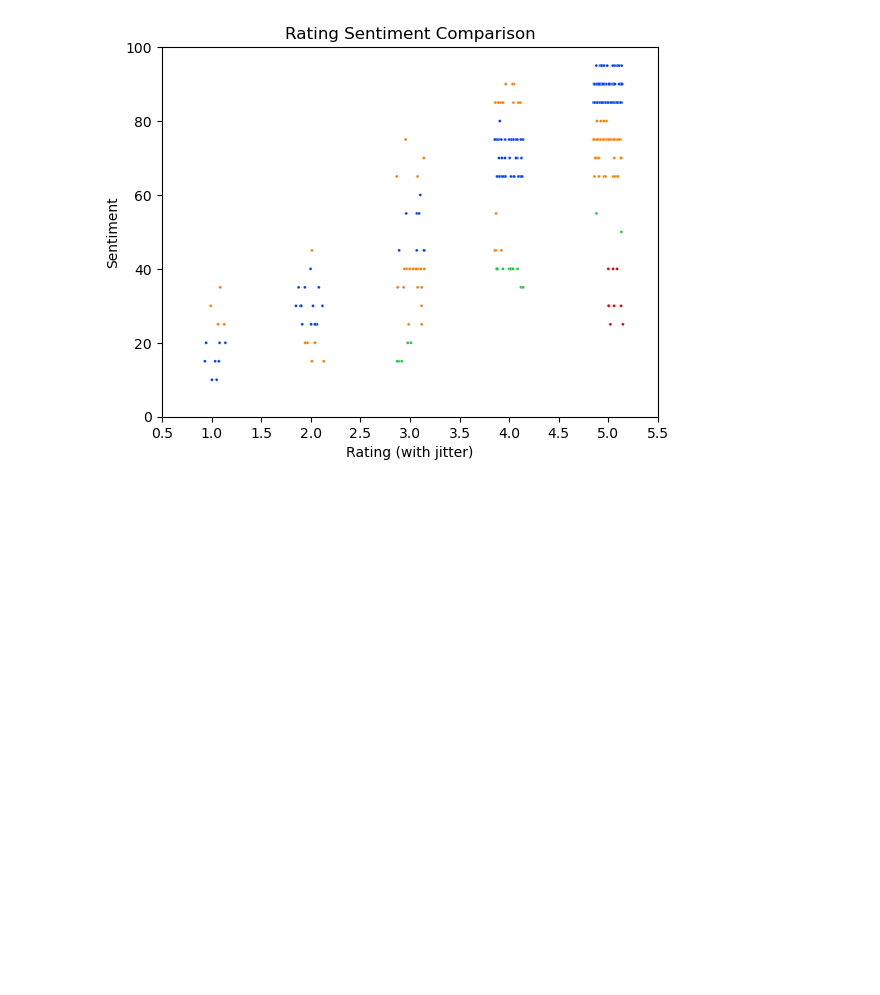
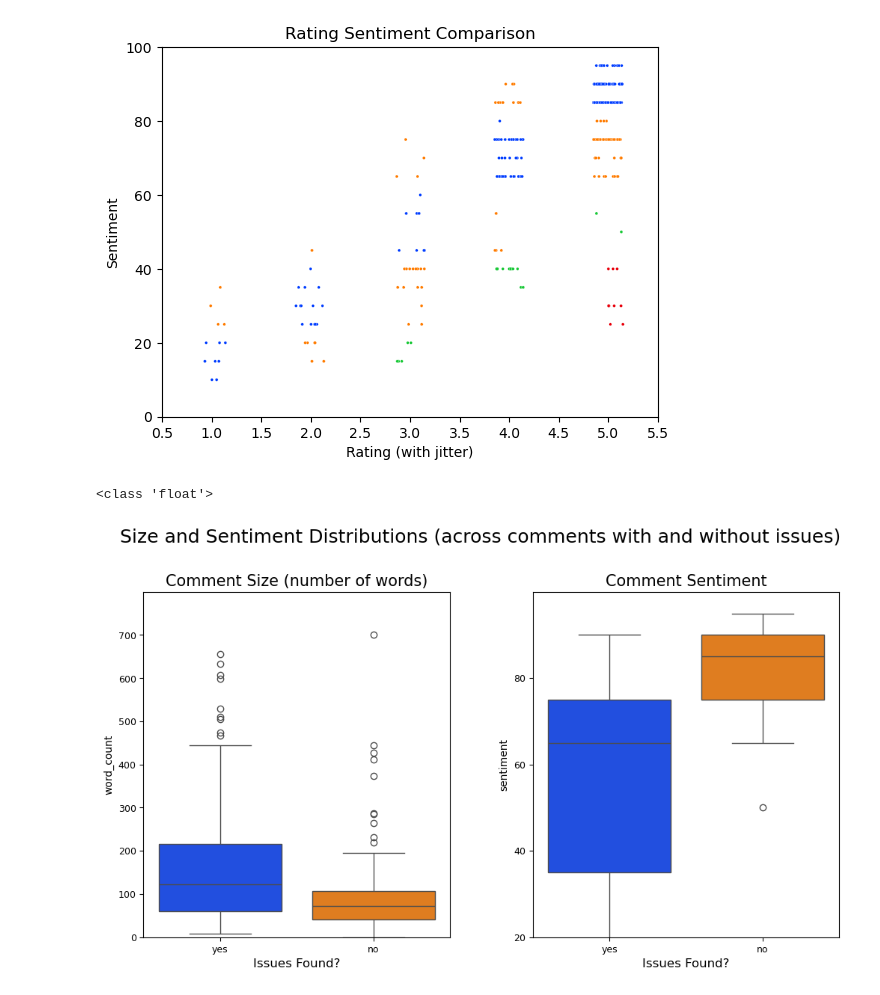
Before and after one commit to evanpaddock/MIS501_PA4, a Jupyter notebook: PA4.ipynb, the cells around one changed output. Saved outputs shown, nothing was run; the diff lists cells and outputs as text; code cells hidden in the pictures; blank space fills up the shorter version.

Commit message:
Size and Sentiment Distributions (across comments with and without issues)

```diff
--- a/PA4.ipynb
+++ b/PA4.ipynb
@@ -190,3 +183,39 @@ plt.show()
 | 4.0 | 48 | 16 | 12 | 0 |
 | 5.0 | 92 | 56 | 2 | 9 |
 [figure]
+# %%
+info_df["issues_found"] = info_df["issue_clean"].apply(lambda x: "no" if x is np.nan else "yes")
+
+pd.crosstab(info_df["issues_found"], info_df[""])
+# %% [output]
+<class 'float'>
+# %%
+fig, axes = plt.subplots(1,2, figsize=(12,6))
+
+for i in range(2):
+    if i == 0:
+        title="Comment Size (number of words)"
+        y="word_count"
+        ymax=800
+        ymin=0
+        ystep=100
+    else:
+        title="Comment Sentiment"
+        y="sentiment"
+        ymax=100
+        ymin=20
+        ystep=20
+
+    sns.boxplot(ax=axes[i], data=info_df, x="issues_found", y=y, palette="bright", hue="issues_found", legend=False)
+    axes[i].set_xlabel("Issues Found?", fontsize=12)
+    axes[i].set_title(title, fontsize=15)
+
+    axes[i].set_ylim(ymin, ymax)
+    axes[i].set_yticks(np.arange(ymin, ymax, ystep))
+    axes[i].tick_params(axis='x', labelsize=9)
+    axes[i].tick_params(axis='y', labelsize=9)
+
+fig.text(x = 0.5, y = 0.99, s = "Size and Sentiment Distributions (across comments with and without issues)", fontsize=18, ha='center')
+fig.subplots_adjust(wspace=0.27)
+# %% [output]
+[figure, added]
```
Also changed, not shown: parts of 4 cells of this notebook.
